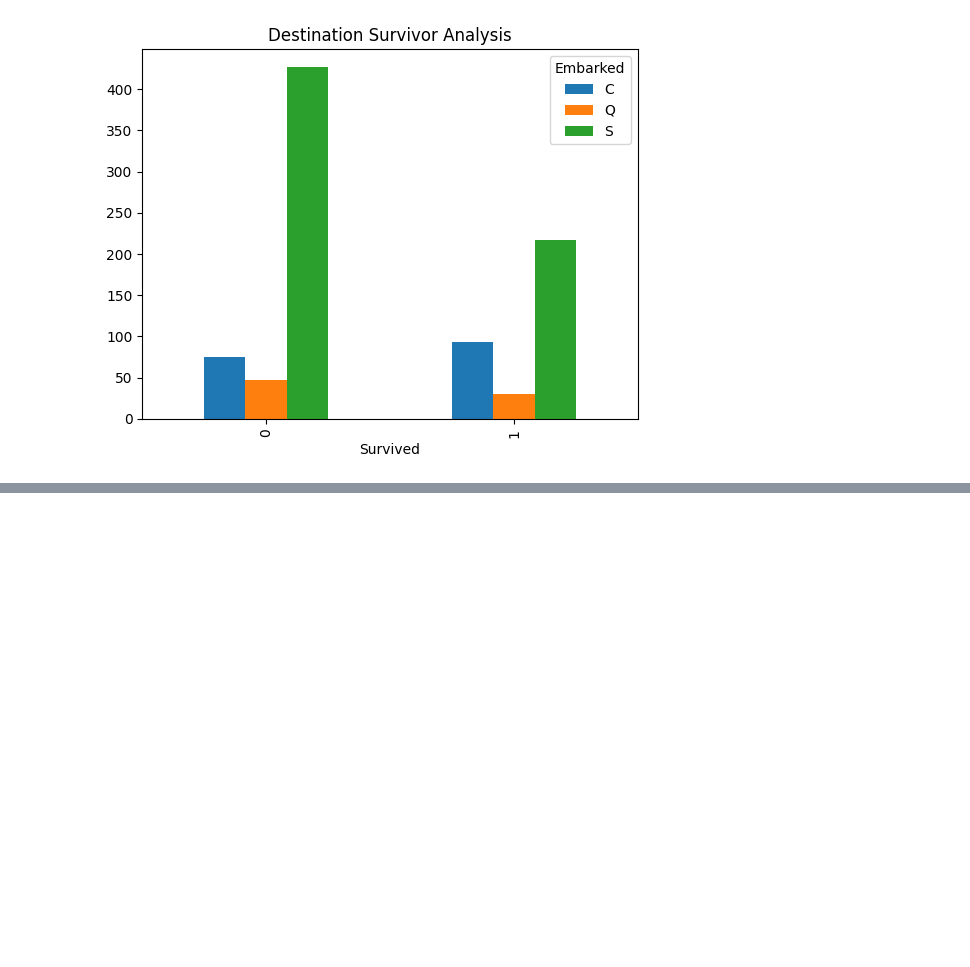
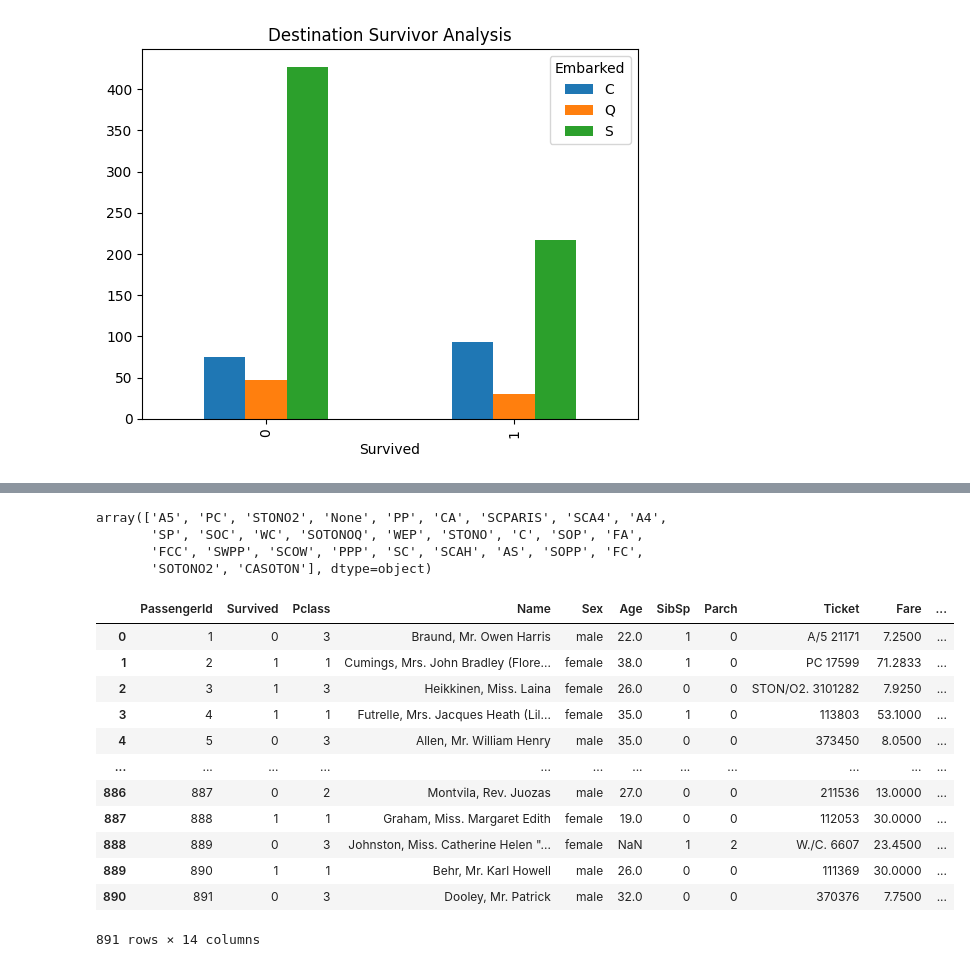
Before and after one commit to Spencer0013/Titanic-Survival-Prediction, a Jupyter notebook: Notebook/EDA.ipynb, the cells around one changed output, grey strips where cells are left out. Cells and saved outputs as stored; diff of their text form; code cells hidden in the pictures; blank space fills up the shorter version.

```diff
--- a/Notebook/EDA.ipynb
+++ b/Notebook/EDA.ipynb
@@ -237,0 +278,37 @@ pd.crosstab(df_train['Survived'], df_train['Embarked']).plot(kind='bar', title='
+# %%
+import re
+def extract_title(name):
+    match = re.search(r',\s*([^\.]+)\.', name)
+    return match.group(1).strip() if match else 'Missing'
+# %%
+def extract_ticket_prefix(ticket):
+    parts = ticket.split()
+    if len(parts) > 1:
+        return parts[0].replace('.', '').replace('/', '').upper()
+    else:
+        return 'None'
+# %%
+df_train['Ticket_update'] = df_train['Ticket'].apply(extract_ticket_prefix)
+df_train['Ticket_update'].unique()
+# %% [output]
+array(['A5', 'PC', 'STONO2', 'None', 'PP', 'CA', 'SCPARIS', 'SCA4', 'A4',
+       'SP', 'SOC', 'WC', 'SOTONOQ', 'WEP', 'STONO', 'C', 'SOP', 'FA',
+       'FCC', 'SWPP', 'SCOW', 'PPP', 'SC', 'SCAH', 'AS', 'SOPP', 'FC',
+       'SOTONO2', 'CASOTON'], dtype=object)
+# %%
+df_train['Title'] = df_train['Name'].apply(extract_title)
+df_train
+# %% [output]
+|  | PassengerId | Survived | Pclass | Name | Sex | Age | SibSp | Parch | Ticket | Fare | ... |
+| 0 | 1 | 0 | 3 | Braund, Mr. Owen Harris | male | 22.0 | 1 | 0 | A/5 21171 | 7.2500 | ... |
+| 1 | 2 | 1 | 1 | Cumings, Mrs. John Bradley (Flore... | female | 38.0 | 1 | 0 | PC 17599 | 71.2833 | ... |
+| 2 | 3 | 1 | 3 | Heikkinen, Miss. Laina | female | 26.0 | 0 | 0 | STON/O2. 3101282 | 7.9250 | ... |
+| 3 | 4 | 1 | 1 | Futrelle, Mrs. Jacques Heath (Lil... | female | 35.0 | 1 | 0 | 113803 | 53.1000 | ... |
+| 4 | 5 | 0 | 3 | Allen, Mr. William Henry | male | 35.0 | 0 | 0 | 373450 | 8.0500 | ... |
+| ... | ... | ... | ... | ... | ... | ... | ... | ... | ... | ... | ... |
+| 886 | 887 | 0 | 2 | Montvila, Rev. Juozas | male | 27.0 | 0 | 0 | 211536 | 13.0000 | ... |
+| 887 | 888 | 1 | 1 | Graham, Miss. Margaret Edith | female | 19.0 | 0 | 0 | 112053 | 30.0000 | ... |
+| 888 | 889 | 0 | 3 | Johnston, Miss. Catherine Helen "... | female | NaN | 1 | 2 | W./C. 6607 | 23.4500 | ... |
+| 889 | 890 | 1 | 1 | Behr, Mr. Karl Howell | male | 26.0 | 0 | 0 | 111369 | 30.0000 | ... |
+| 890 | 891 | 0 | 3 | Dooley, Mr. Patrick | male | 32.0 | 0 | 0 | 370376 | 7.7500 | ... |
+891 rows × 14 columns
```
Also changed, not shown: parts of 5 cells of this notebook, 3 other files.
